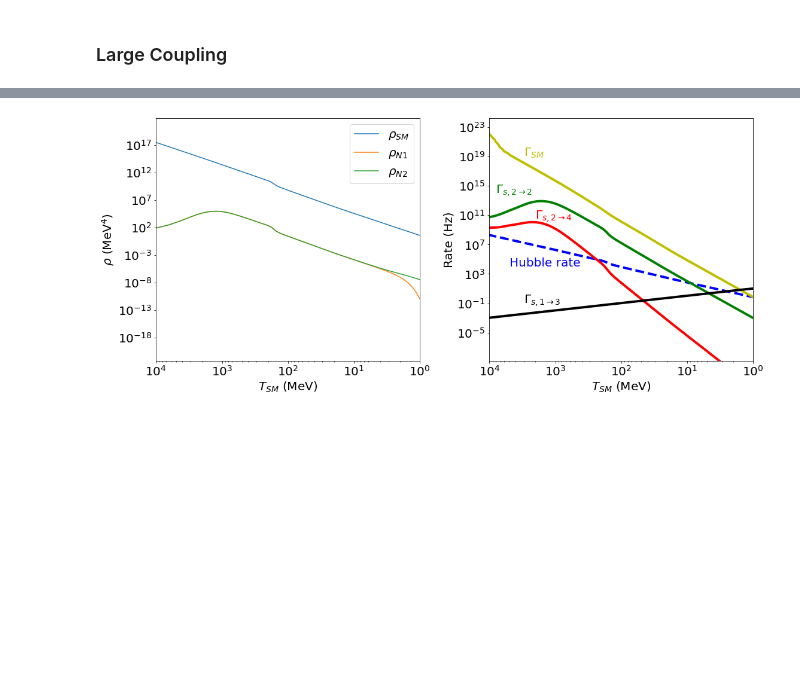
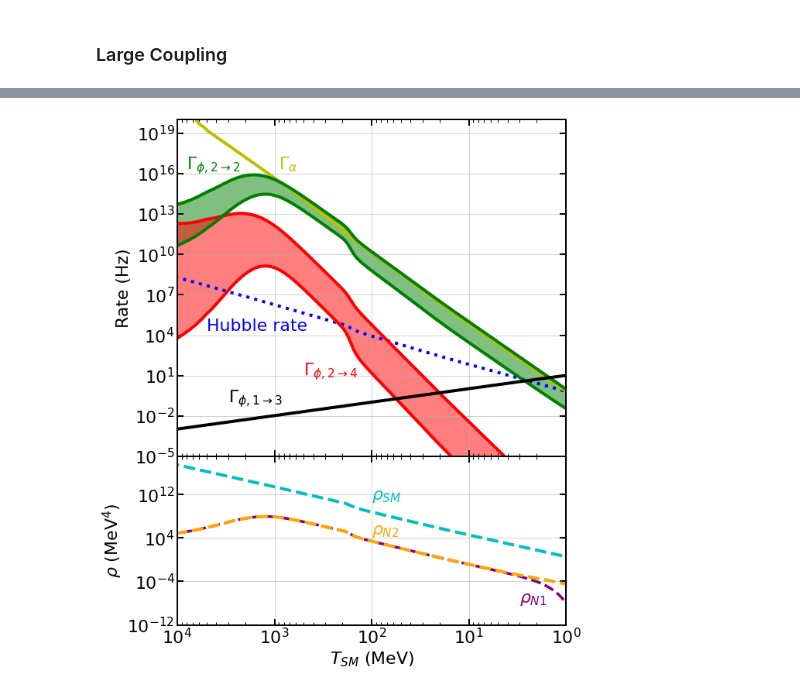
Before and after one commit to JakeSpisak/Sterile-Neutrinos, a Jupyter notebook: darksector.ipynb, the cells around one changed output, grey strips where cells are left out. Drawn from its saved outputs; the diff is of its cells as text; code cells hidden in the pictures; blank space fills up the shorter version.

```diff
--- a/darksector.ipynb
+++ b/darksector.ipynb
@@ -218,8 +216,9 @@ plt.show()
 # %%
 # Parameters
-theta = 0.5*np.sqrt(10**-15)
+theta = 0.5*np.sqrt(10**-15) # fig 1
+ms = 1000 # fig 1
 #ms = 10 #small coupling
-ms = 1 #large coupling
+#ms = 1 #large coupling
 flavor = 'electron'
 antineutrino=False
 simplify=False
@@ -241,18 +240,19 @@ for y in y_domain:
     fs_boltzmann.append(np.array(result))
 
 # First index is y, second index is T
-# T_DS_domain = (Tf*sid.SM_entropy_density(T_domain)/sid.SM_entropy_density(Tf))**(1./3)
 poverT_domain = np.transpose([y_domain*Tf*(sid.SM_entropy_density(T_domain[i])/sid.SM_entropy_density(Tf))**(1./3) for i in range(len(T_domain))])/T_domain
 fs_boltzmann = np.array(fs_boltzmann)
 
 # Compute beta: assumes a massless fermion, single DOF like is assumed for the fs_boltzmann computation
 beta_domain = np.array([integrate.simpson(poverT_domain[:,i]**2*fs_boltzmann[:,i], x=poverT_domain[:,i])/(1.5*special.zeta(3)) for i in range(len(T_domain))])
 
-# Compute the energy density in the DS
-rho_DS_domain = np.array([(T_domain[i]**4/(2*np.pi))*integrate.simpson(poverT_domain[:,i]**2*fs_boltzmann[:,i]*np.sqrt(poverT_domain[:,i]**2+ms**2/T_domain[i]**2), x=poverT_domain[:,i]) for i in range(len(T_domain))])
+# Compute the energy density in the DS. Assume it is always relativistic. Multiply by 2 to get antineutrinos as well.
+rho_DS_domain = np.array([(2*T_domain[i]**4/(4*np.pi))*integrate.simpson(poverT_domain[:,i]**3*fs_boltzmann[:,i], x=poverT_domain[:,i]) for i in range(len(T_domain))])
+T_DS_domain = (rho_DS_domain*240/(4*7*np.pi**2))**(1./4) + 1e-5 #When thermalized. Spread the energy among 4 sterile states
 
 # Compute the time dilation factor for poverT = 3
-gamma = np.sqrt(1+(3*T_domain)**2/ms**2)
+gamma_SM = np.sqrt(1+(3*T_domain)**2/ms**2)
+gamma_DS = np.sqrt(1+(3*T_DS_domain)**2/ms**2)
 elapsed_time = np.zeros(len(T_domain))
 elapsed_time[0] = 0
 for i in range(1, len(T_domain)):
@@ -412,43 +426,67 @@ plt.show()
 # %%
 Gphi_over_Gf = 1000
 x_min, x_max = 10**4, 1
 
-# Create a figure and a 1x2 subplot grid
-fig, ax = plt.subplots(1, 2, figsize=(16, 7))
+# Get the sterile densities after decay
+elapsed_time = np.zeros(len(T_domain))
+elapsed_time[0] = 0
+for i in range(1, len(T_domain)):
+    elapsed_time[i] = (T_domain[i]-T_domain[i-1])/(sid.dTemperature_dtime(T_domain[i-1])) + elapsed_time[i-1]
 
-# Plot data on the first subplot
-ax[0].loglog(T_domain, ds.energy_density_func(T_domain), label=r'$\rho_{SM}$')
-ax[0].loglog(T_domain, rho_s1, label=r'$\rho_{N1}$')
-ax[0].loglog(T_domain, rho_s2, label=r'$\rho_{N2}$')
+exponent = ds.sterile_decay_rate(ms, Gphi_over_Gf, numerical_factor=1)*elapsed_time/gamma
+rho_s1 = 2*np.array([sm.compute_energy_density(T, 0, 1) for T in T_DS_domain])*np.exp(-exponent) # assume both are always relativistic, ignore time dependence of gamma
+rho_s2 = 4*np.array([sm.compute_energy_density(T, 0, 1) for T in T_DS_domain])-rho_s1 # assume both are always relativistic
+
+# Create a figure and a 1x2 subplot grid with different heights and shared x-axis
+fig, ax = plt.subplots(2, 1, figsize=(9, 12), gridspec_kw={'height_ratios': [1, 0.5]}, sharex=True)
+fig.subplots_adjust(hspace=0)
+
+# Plot data on the first subplot (ax[0])
+ax[0].loglog(T_domain, ds.hubble_rate_func(T_domain)*c.MeVtoHz, c='b', linewidth=4, ls='dotted')
+ax[0].annotate('Hubble rate', (5*10**3, 2*10**4), fontsize=22, c='b', rotation=0)
+ax[0].loglog(T_domain, sid.active_scattering_rate(3*T_domain, T_domain, flavor)*c.MeVtoHz, c='y', linewidth=4)
+ax[0].annotate(r'$\Gamma_\alpha$', (9*10**2, 2*10**16), fontsize=22, c='y', rotation=0)
+ax[0].loglog(T_domain, ds.gamma_s_2to2(3*T_domain, T_domain, beta_domain, Gphi_over_Gf)*c.MeVtoHz, c='g', linewidth=4)
+ax[0].annotate(r'$\Gamma_{\phi,2 \rightarrow 2}$', (8*10**3, 2*10**16), fontsize=22, c='g', rotation=0)
+ax[0].loglog(T_domain, ds.gamma_s_2to4(3*T_domain, T_domain, beta_domain, Gphi_over_Gf)*c.MeVtoHz, linewidth=4, c='r')
+ax[0].annotate(r'$\Gamma_{\phi,2 \rightarrow 4}$', (5*10**2, 10**1), fontsize=22, c='r', rotation=0)
+ax[0].fill_between(T_domain, ds.gamma_s_2to2(3*T_DS_domain, T_DS_domain, 1, Gphi_over_Gf)*c.MeVtoHz,
+                   ds.gamma_s_2to2(3*T_domain, T_domain, beta_domain, Gphi_over_Gf)*c.MeVtoHz, color='g', alpha=0.5)
+ax[0].fill_between(T_domain, ds.gamma_s_2to4(3*T_domain, T_domain, beta_domain, Gphi_over_Gf)*c.MeVtoHz,
+                   ds.gamma_s_2to4(3*T_DS_domain, T_DS_domain, 1, Gphi_over_Gf)*c.MeVtoHz, color='r', alpha=0.5)
+ax[0].loglog(T_domain, ds.gamma_s_2to2(3*T_DS_domain, T_DS_domain, 1, Gphi_over_Gf)*c.MeVtoHz, c='g', linewidth=4, label='After DS thermalizes')
+ax[0].loglog(T_domain, ds.gamma_s_2to4(3*T_DS_domain, T_DS_domain, 1, Gphi_over_Gf)*c.MeVtoHz, linewidth=4, c='r', label='After DS thermalizes')
+ax[0].loglog(T_domain, ds.sterile_decay_rate(ms, Gphi_over_Gf, numerical_factor=1)*c.MeVtoHz/gamma, linewidth=4, c='k')
+ax[0].annotate(r'$\Gamma_{\phi, 1 \rightarrow 3}$', (3*10**3, 10**-1), fontsize=22, c='k', rotation=0)
 ax[0].invert_xaxis()
-#ax[0].set_title('Standard DW (No 2nd sterile)')
-ax[0].set_xlabel(r'$T_{SM}$ (MeV)')
-ax[0].set_ylabel(r'$\rho$ (MeV$^4$)')
-#ax[0].axvline(ms/3, linestyle='--', color='k', label=r'3T=$m_{s1}$')
+ax[0].set_ylabel(r'Rate (Hz)')
+ax[0].set_ylim(10.**-5, 10.**20)
 ax[0].set_xlim(x_min, x_max)
-ax[0].legend()
 
-# Plot data on the second subplot
-ax[1].loglog(T_domain, ds.hubble_rate_func(T_domain)*c.MeVtoHz, c='b', linewidth=4, ls='--')
-plt.annotate('Hubble rate', (5*10**3, 10**4), fontsize=20, c='b', rotation=0)
-ax[1].loglog(T_domain, sid.active_scattering_rate(3*T_domain, T_domain, flavor)*c.MeVtoHz, c='y', linewidth=4)
-plt.annotate(r'$\Gamma_\alpha$', (3*10**3, 10**19), fontsize=20, c='y', rotation=0)
-ax[1].loglog(T_domain, ds.gamma_s_2to2(3*T_domain, T_domain, beta_domain, Gphi_over_Gf)*c.MeVtoHz, c='g', linewidth=4, label=r'$\Gamma_{\phi,2 \rightarrow 2}$')
-plt.annotate(r'$\Gamma_{\phi,2 \rightarrow 2}$', (8*10**3, 10**14), fontsize=20, c='g', rotation=0)
-ax[1].loglog(T_domain, ds.gamma_s_2to4(3*T_domain, T_domain, beta_domain, Gphi_over_Gf)*c.MeVtoHz, linewidth=4, c='r', label=r'$\Gamma_{s,2to4}^{approx}$')
-plt.annotate(r'$\Gamma_{\phi,2 \rightarrow 4}$', (2*10**3, 3*10**10), fontsize=20, c='r', rotation=0)
-ax[1].loglog(T_domain, ds.sterile_decay_rate(ms, Gphi_over_Gf, numerical_factor=1)*c.MeVtoHz/gamma, linewidth=4, c='k', label=r'$\Gamma_{s, 1to3}^{approx}$')
-plt.annotate(r'$\Gamma_{\phi, 1 \rightarrow 3}$', (3*10**3, 10**-1), fontsize=20, c='k', rotation=0)
+# Plot data on the second subplot (ax[1])
+ax[1].loglog(T_domain, ds.energy_density_func(T_domain), c='c', ls='--', linewidth=4)
+ax[1].annotate(r'$\rho_{SM}$', (10**2, 10**11), fontsize=22, c='c', rotation=0)
+ax[1].loglog(T_domain, rho_s1, c='purple', linewidth=3.5, ls='--')
+ax[1].annotate(r'$\rho_{N1}$', (3, 10**-8), fontsize=22, c='purple', rotation=0)
+ax[1].loglog(T_domain, rho_s2, c='orange', linewidth=4, ls='--')
+ax[1].annotate(r'$\rho_{N2}$', (10**2, 4*10**4), fontsize=22, c='orange', rotation=0)
 ax[1].invert_xaxis()
+ax[1].set_ylabel(r'$\rho$ (MeV$^4$)')
 ax[1].set_xlabel(r'$T_{SM}$ (MeV)')
-ax[1].set_ylabel(r'Rate (Hz)')
-ax[1].set_ylim(10**-30*c.MeVtoHz, 10**3*c.MeVtoHz)
 ax[1].set_xlim(x_min, x_max)
+ax[1].set_ylim(10.**-12, 10.**19)
 
-# Adjust the space between the subplots
-plt.tight_layout()
+# Change the thickness of the plot frame
+for axis in ax:
+    axis.spines['top'].set_linewidth(2)     # Top spine
+    axis.spines['right'].set_linewidth(2)   # Right spine
+    axis.spines['bottom'].set_linewidth(2)  # Bottom spine
+    axis.spines['left'].set_linewidth(2)    # Left spine
+    axis.tick_params(axis='both', which='major', direction='in', width=2, length=8, top=True, right=True)
+    axis.tick_params(axis='both', which='minor', direction='in', width=1, length=4, top=True, right=True)
+    axis.grid(which='major', alpha=0.7)
 
-# Display the figure
+plt.savefig("plots/thermalization_example.pdf", bbox_inches='tight')
 plt.show()
 # %% [output]
-[figure, old version]
+[figure, new version]
```
Also changed, not shown: parts of 20 cells of this notebook, 6 other files.
